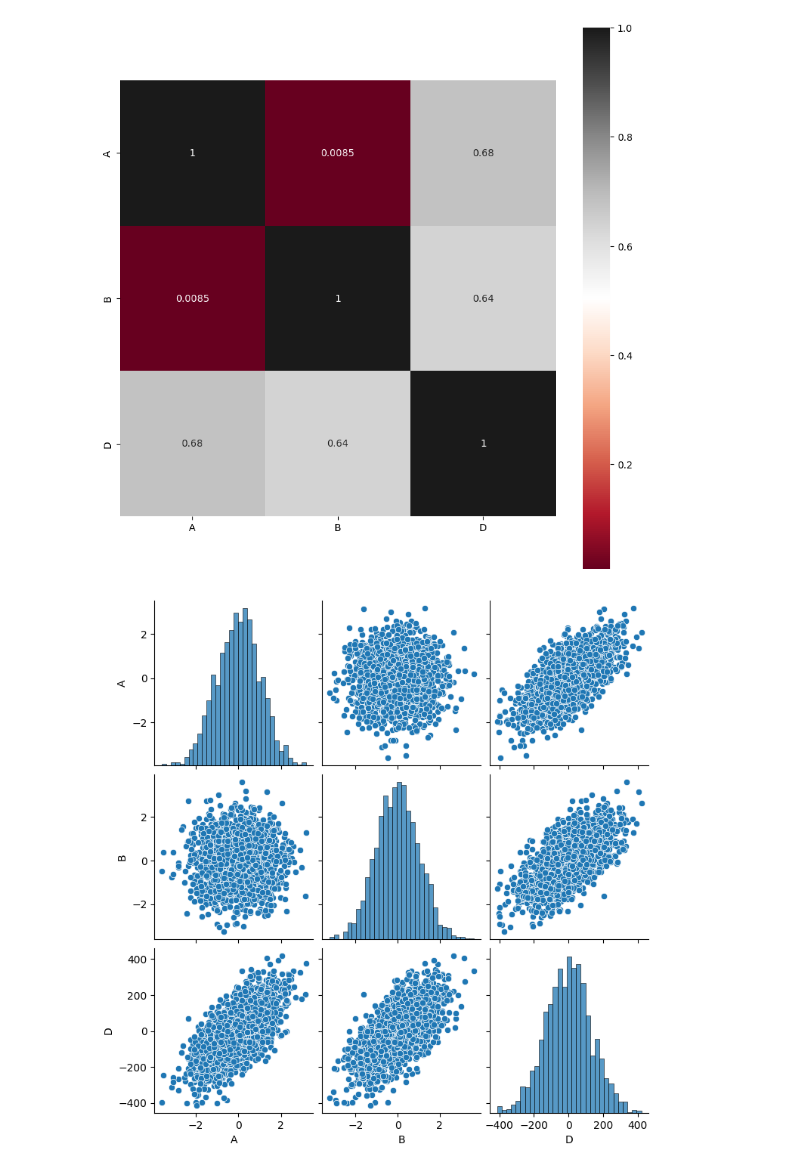
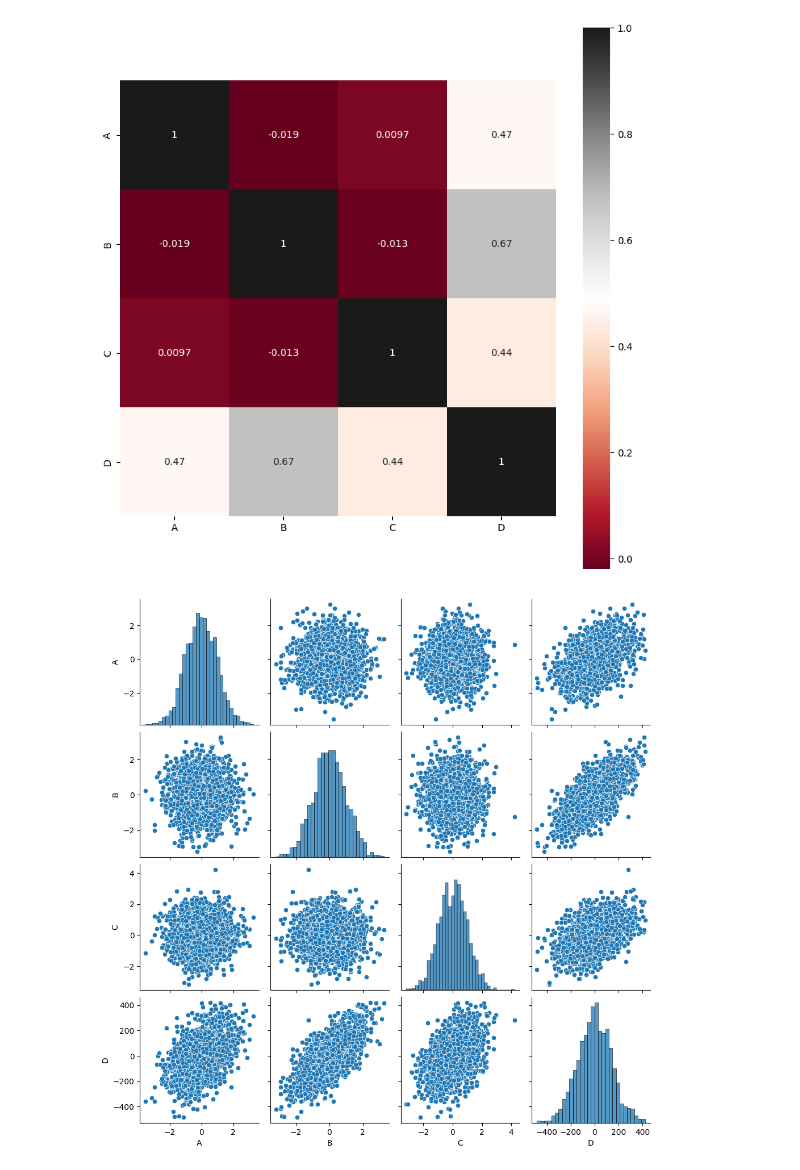
Before and after one commit to cecinuga/MarketAI, a Jupyter notebook: Models/OrderAiTensorflow.ipynb, the cells around one changed output. Cells and saved outputs as stored; diff of their text form; code cells hidden in the pictures.

```diff
--- a/Models/OrderAiTensorflow.ipynb
+++ b/Models/OrderAiTensorflow.ipynb
@@ -74,19 +74,18 @@ def make_dataset(X_data,y_data,k):
     return tf.data.Dataset.from_generator(gen, (tf.double,tf.double,tf.double,tf.double,tf.double,tf.double))
 # %%
 california = fetch_california_housing()
-stock_aapl = pd.read_csv("../Data/datasets/AAPL.csv/AAPL.csv")
 housing_train = pd.read_csv("../Data/datasets/boston_train.csv")
 housing_test = pd.read_csv("../Data/datasets/boston_test.csv")
 housing = pd.concat([housing_train, housing_test])
 total_columns=["A", "B", "C", "D", "E", "F", "G", "H", "I", "J", "K", "L", "M", "N", "O", "P", "Q", "R", "S", "T", "U", "V", "W", "X", "Y", "Z"]
 os.environ['TF_CPP_MIN_LOG_LEVEL'] = '3'
-k = 5
+k = 2
 epochs = 600
 lr = 0.01
 batch_size = 150
 
 #X_train_b, X_test_b, y_train_b, y_test_b = train_test_split(housing.data, housing.target, test_size=0.98, random_state=2)
-XR, yR = make_regression(n_samples=2000, n_features=3, n_informative=10, noise=50, random_state=5)
+XR, yR = make_regression(n_samples=2000, n_features=3, n_informative=5, noise=50, random_state=4)
 X_train2, X_test2, y_train2, y_test2 = train_test_split(XR, yR, test_size=0.20, random_state=2)
 
 columns = ["{0}".format(total_columns[i]) for i in range(XR.shape[1]+1)]
@@ -102,13 +101,15 @@ print(vif_data)
 fig, ax = plt.subplots(figsize=(10,10))
 ax = sns.heatmap(dataframe.corr(), cmap = 'RdGy', annot=True, square=True)
 
-dataframe.drop(["C"], inplace=True, axis=1)
+#dataframe.drop(["B"], inplace=True, axis=1)
 
 fig, ax = plt.subplots(figsize=(10,10))
 ax = sns.heatmap(dataframe.corr(), cmap = 'RdGy', annot=True, square=True)
 sns.pairplot(dataframe)
 
-dataframe.drop("D", inplace=True, axis=1)
-data = make_dataset(dataframe, np.reshape(yR, [-1, 1]), k)
+#dataframe.drop("B", inplace=True, axis=1)
+Y = dataframe['D']
+X = dataframe.drop("D", axis=1)
+data = make_dataset(X, np.reshape(Y.array, [-1, 1]), k)
 # %% [output]
   features       VIF
@@ -120,5 +121,5 @@ data = make_dataset(dataframe, np.reshape(yR, [-1, 1]), k)
-[figure, old version]
+[figure, new version]
-[figure, old version]
+[figure, new version]
 # %%
 class MLPLinearRegressor(tf.Module):
     def __init__(self, layers, k, epochs=100, lr=0.01, batch_size=50):
```
Also changed, not shown: parts of 3 cells of this notebook, 1 other file.
